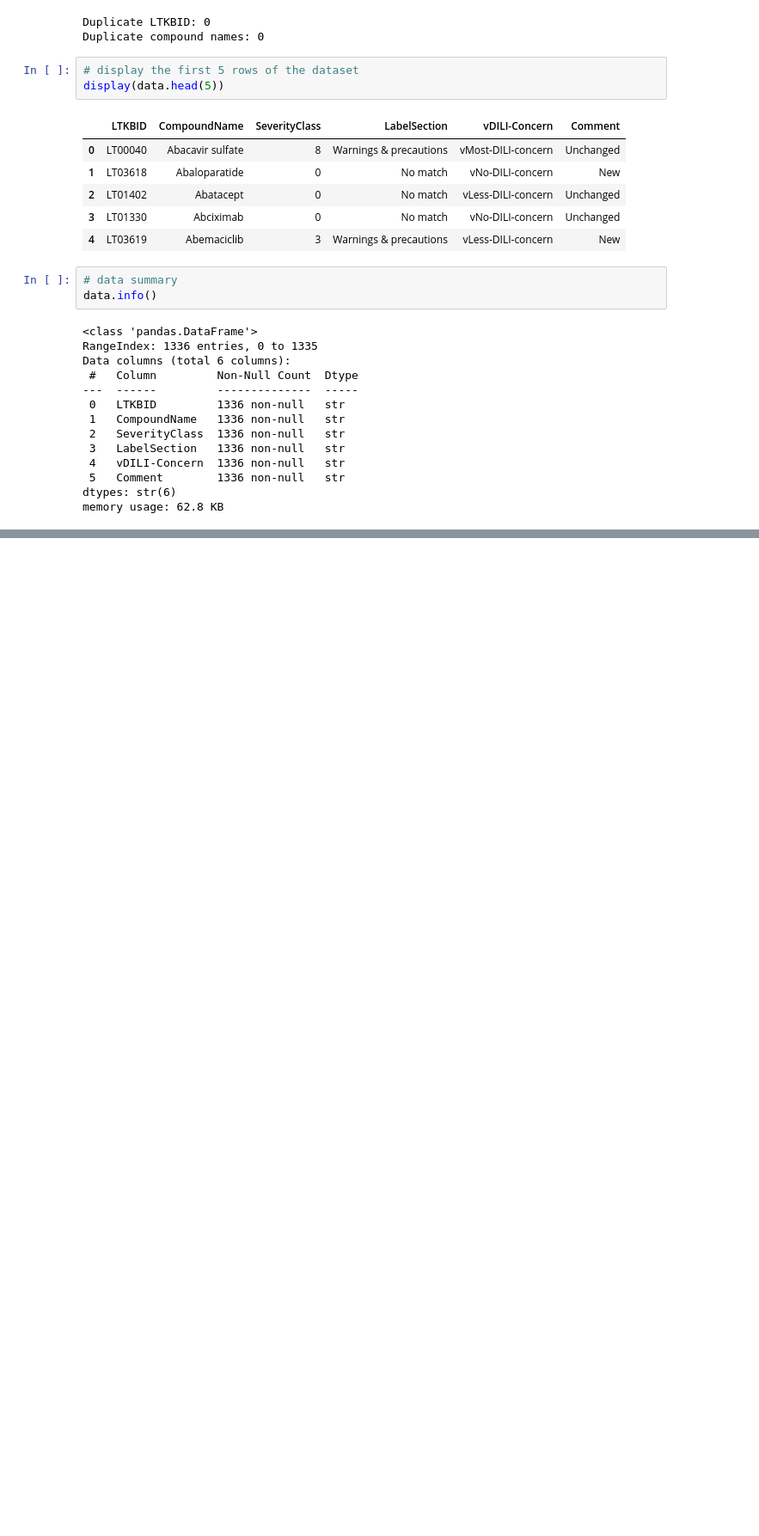
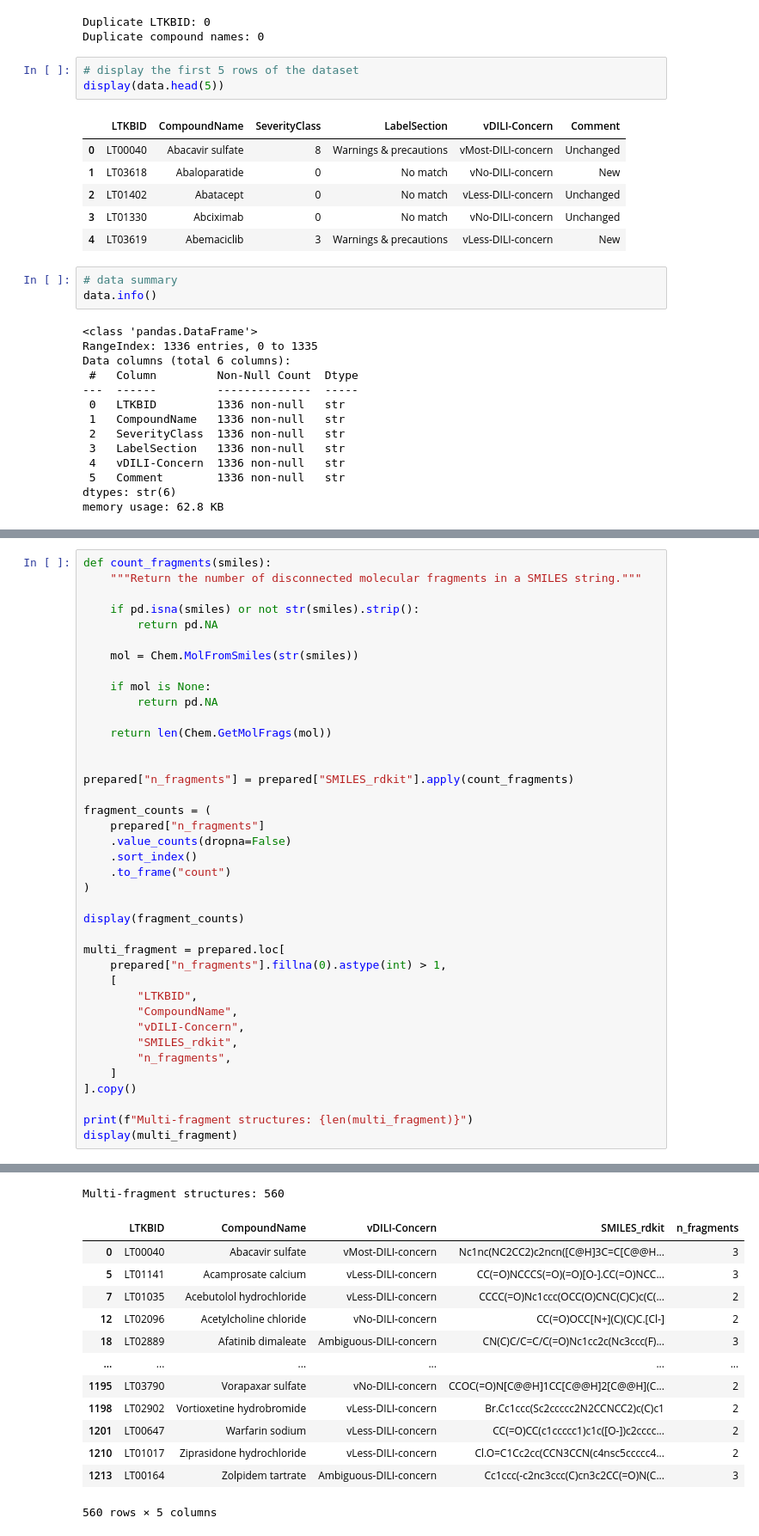
Before and after one commit to georgyzaouk/dilirank2-prediction, a Jupyter notebook: 01_data_preparation.ipynb, the cells around one changed output, grey strips where cells are left out. Shown at 86% size. Drawn from its saved outputs; the diff is of its cells as text; blank space fills up the shorter version.

```diff
--- a/01_data_preparation.ipynb
+++ b/01_data_preparation.ipynb
@@ -129,0 +564,40 @@ memory usage: 62.8 KB
+# %%
+def count_fragments(smiles):
+    """Return the number of disconnected molecular fragments in a SMILES string."""
+
+    if pd.isna(smiles) or not str(smiles).strip():
+        return pd.NA
+
+    mol = Chem.MolFromSmiles(str(smiles))
+
+    if mol is None:
+        return pd.NA
+
+    return len(Chem.GetMolFrags(mol))
+
+
+prepared["n_fragments"] = prepared["SMILES_rdkit"].apply(count_fragments)
+
+fragment_counts = (
+    prepared["n_fragments"]
+    .value_counts(dropna=False)
+    .sort_index()
+    .to_frame("count")
+)
+
+display(fragment_counts)
+
+multi_fragment = prepared.loc[
+    prepared["n_fragments"].fillna(0).astype(int) > 1,
+    [
+        "LTKBID",
+        "CompoundName",
+        "vDILI-Concern",
+        "SMILES_rdkit",
+        "n_fragments",
+    ]
+].copy()
+
+print(f"Multi-fragment structures: {len(multi_fragment)}")
+display(multi_fragment)
+# %% [output]
@@ -129,0 +617,14 @@ memory usage: 62.8 KB
+Multi-fragment structures: 560
+|  | LTKBID | CompoundName | vDILI-Concern | SMILES_rdkit | n_fragments |
+| 0 | LT00040 | Abacavir sulfate | vMost-DILI-concern | Nc1nc(NC2CC2)c2ncn([C@H]3C=C[C@@H... | 3 |
+| 5 | LT01141 | Acamprosate calcium | vLess-DILI-concern | CC(=O)NCCCS(=O)(=O)[O-].CC(=O)NCC... | 3 |
+| 7 | LT01035 | Acebutolol hydrochloride | vLess-DILI-concern | CCCC(=O)Nc1ccc(OCC(O)CNC(C)C)c(C(... | 2 |
+| 12 | LT02096 | Acetylcholine chloride | vNo-DILI-concern | CC(=O)OCC[N+](C)(C)C.[Cl-] | 2 |
+| 18 | LT02889 | Afatinib dimaleate | Ambiguous-DILI-concern | CN(C)C/C=C/C(=O)Nc1cc2c(Nc3ccc(F)... | 3 |
+| ... | ... | ... | ... | ... | ... |
+| 1195 | LT03790 | Vorapaxar sulfate | vNo-DILI-concern | CCOC(=O)N[C@@H]1CC[C@@H]2[C@@H](C... | 2 |
+| 1198 | LT02902 | Vortioxetine hydrobromide | vLess-DILI-concern | Br.Cc1ccc(Sc2ccccc2N2CCNCC2)c(C)c1 | 2 |
+| 1201 | LT00647 | Warfarin sodium | vLess-DILI-concern | CC(=O)CC(c1ccccc1)c1c([O-])c2cccc... | 2 |
+| 1210 | LT01017 | Ziprasidone hydrochloride | vLess-DILI-concern | Cl.O=C1Cc2cc(CCN3CCN(c4nsc5ccccc4... | 2 |
+| 1213 | LT00164 | Zolpidem tartrate | Ambiguous-DILI-concern | Cc1ccc(-c2nc3ccc(C)cn3c2CC(=O)N(C... | 3 |
+560 rows × 5 columns
```
Also changed, not shown: parts of 37 cells of this notebook, 2 other files.
